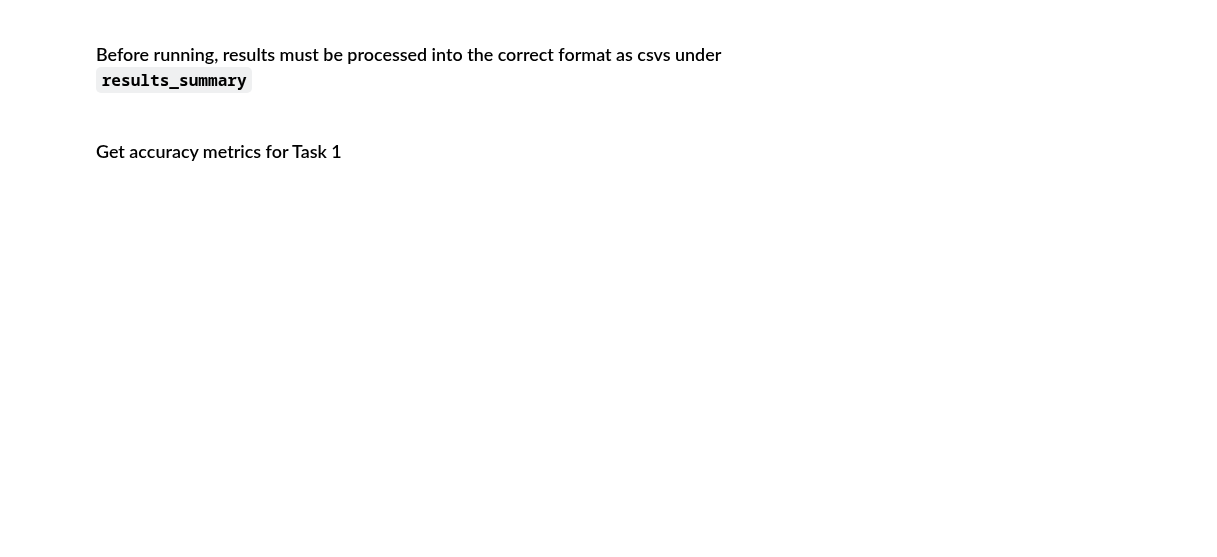
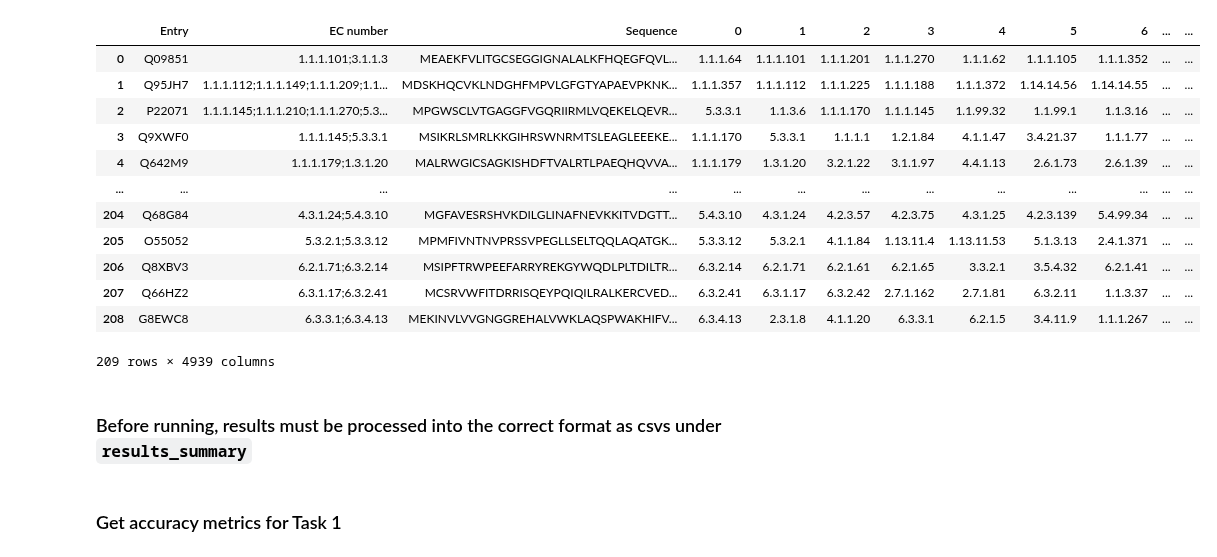
Before and after one commit to jsunn-y/CARE, a Jupyter notebook: performance_evaluation.ipynb, the cells around one changed output. Cells and saved outputs as stored; diff of their text form; code cells hidden in the pictures; blank space fills up the shorter version.

```diff
--- a/performance_evaluation.ipynb
+++ b/performance_evaluation.ipynb
@@ -157,6 +163,22 @@ def get_results(task):
 #supress warnings
 import warnings
 warnings.filterwarnings("ignore")
+# %%
+pd.read_csv('/disk1/jyang4/repos/CARE/task1_baselines/results_summary/CLEAN/promiscuous_protein_test_results_df.csv')
+# %% [output]
+|  | Entry | EC number | Sequence | 0 | 1 | 2 | 3 | 4 | 5 | 6 | ... | ... |
+| 0 | Q09851 | 1.1.1.101;3.1.1.3 | MEAEKFVLITGCSEGGIGNALALKFHQEGFQVL... | 1.1.1.64 | 1.1.1.101 | 1.1.1.201 | 1.1.1.270 | 1.1.1.62 | 1.1.1.105 | 1.1.1.352 | ... | ... |
+| 1 | Q95JH7 | 1.1.1.112;1.1.1.149;1.1.1.209;1.1... | MDSKHQCVKLNDGHFMPVLGFGTYAPAEVPKNK... | 1.1.1.357 | 1.1.1.112 | 1.1.1.225 | 1.1.1.188 | 1.1.1.372 | 1.14.14.56 | 1.14.14.55 | ... | ... |
+| 2 | P22071 | 1.1.1.145;1.1.1.210;1.1.1.270;5.3... | MPGWSCLVTGAGGFVGQRIIRMLVQEKELQEVR... | 5.3.3.1 | 1.1.3.6 | 1.1.1.170 | 1.1.1.145 | 1.1.99.32 | 1.1.99.1 | 1.1.3.16 | ... | ... |
+| 3 | Q9XWF0 | 1.1.1.145;5.3.3.1 | MSIKRLSMRLKKGIHRSWNRMTSLEAGLEEEKE... | 1.1.1.170 | 5.3.3.1 | 1.1.1.1 | 1.2.1.84 | 4.1.1.47 | 3.4.21.37 | 1.1.1.77 | ... | ... |
+| 4 | Q642M9 | 1.1.1.179;1.3.1.20 | MALRWGICSAGKISHDFTVALRTLPAEQHQVVA... | 1.1.1.179 | 1.3.1.20 | 3.2.1.22 | 3.1.1.97 | 4.4.1.13 | 2.6.1.73 | 2.6.1.39 | ... | ... |
+| ... | ... | ... | ... | ... | ... | ... | ... | ... | ... | ... | ... | ... |
+| 204 | Q68G84 | 4.3.1.24;5.4.3.10 | MGFAVESRSHVKDILGLINAFNEVKKITVDGTT... | 5.4.3.10 | 4.3.1.24 | 4.2.3.57 | 4.2.3.75 | 4.3.1.25 | 4.2.3.139 | 5.4.99.34 | ... | ... |
+| 205 | O55052 | 5.3.2.1;5.3.3.12 | MPMFIVNTNVPRSSVPEGLLSELTQQLAQATGK... | 5.3.3.12 | 5.3.2.1 | 4.1.1.84 | 1.13.11.4 | 1.13.11.53 | 5.1.3.13 | 2.4.1.371 | ... | ... |
+| 206 | Q8XBV3 | 6.2.1.71;6.3.2.14 | MSIPFTRWPEEFARRYREKGYWQDLPLTDILTR... | 6.3.2.14 | 6.2.1.71 | 6.2.1.61 | 6.2.1.65 | 3.3.2.1 | 3.5.4.32 | 6.2.1.41 | ... | ... |
+| 207 | Q66HZ2 | 6.3.1.17;6.3.2.41 | MCSRVWFITDRRISQEYPQIQILRALKERCVED... | 6.3.2.41 | 6.3.1.17 | 6.3.2.42 | 2.7.1.162 | 2.7.1.81 | 6.3.2.11 | 1.1.3.37 | ... | ... |
+| 208 | G8EWC8 | 6.3.3.1;6.3.4.13 | MEKINVLVVGNGGREHALVWKLAQSPWAKHIFV... | 6.3.4.13 | 2.3.1.8 | 4.1.1.20 | 6.3.3.1 | 6.2.1.5 | 3.4.11.9 | 1.1.1.267 | ... | ... |
+209 rows × 4939 columns
 # %% [markdown]
 ### Before running, results must be processed into the correct format as csvs under `results_summary`
 # %% [markdown]
```
Also changed, not shown: parts of 2 cells of this notebook, 1 other file.
